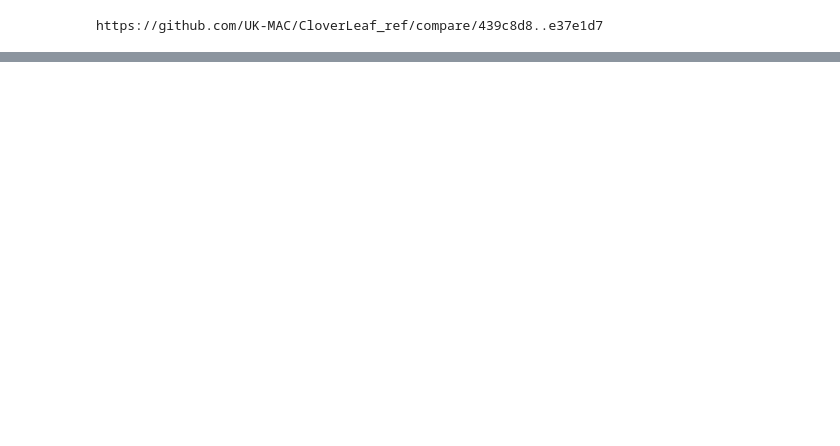
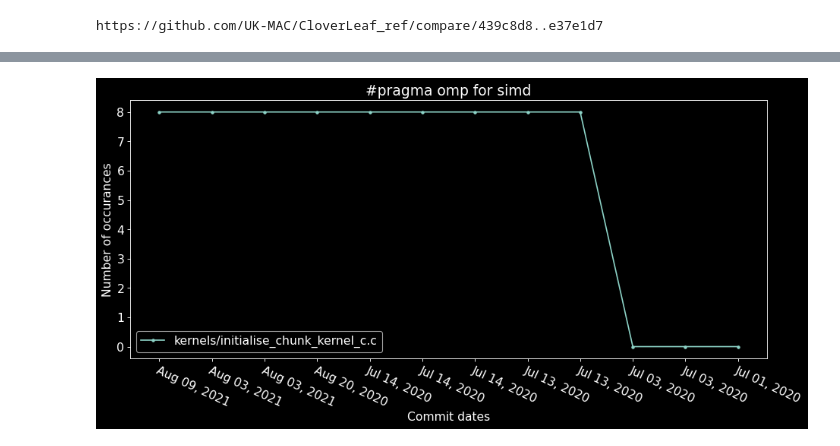
Before and after one commit to lanl/dsi, a Jupyter notebook: examples/cloverleaf/perf_hist_chart.ipynb, the cells around one changed output, grey strips where cells are left out. Drawn from its saved outputs; the diff is of its cells as text; code cells hidden in the pictures; blank space fills up the shorter version.

```diff
--- a/examples/cloverleaf/perf_hist_chart.ipynb
+++ b/examples/cloverleaf/perf_hist_chart.ipynb
@@ -117,0 +227,36 @@ https://github.com/UK-MAC/CloverLeaf_ref/compare/439c8d8..e37e1d7
+# %%
+import matplotlib.ticker as ticker
+import matplotlib.pyplot as plt
+from matplotlib.pyplot import figure
+%matplotlib inline
+plt.style.use('dark_background')
+def is_val_changed(c_list):
+    for indx, val in enumerate(c_list):
+        if indx > 0 and val - c_list[indx-1] != 0:
+            return True
+    return False
+
+tracked_var = "#pragma omp for simd"
+tracked_file = 'kernels/field_summary_kernel_c.c'
+f_dict = get_var_occurance_accross_files(tracked_var)
+f_list = get_var_occurance(tracked_var, tracked_file)
+figure(figsize=(12, 6), dpi=80)
+
+sh_hash = [substring[:7] for substring in df["git_hash"]]
+commit_dates = pd.to_datetime(df["git_committed_date"]).dt.strftime("%b %d, %Y")
+ignore_list = ["kernels/update_halo_kernel_c.c"]
+for files in f_dict:
+    if is_val_changed(f_dict[files]) and files not in ignore_list:
+        # print(f_dict[files])
+        plt.plot(sh_hash, f_dict[files], marker='.', zorder=2, label=files)
+plt.xticks(sh_hash, commit_dates, rotation=-25, ha="left", rotation_mode="anchor")
+# plt.xticklabels(commit_dates)
+plt.xlabel("Commit dates")
+plt.ylabel("Number of occurances")
+plt.legend(loc="lower left")
+plt.title(tracked_var)
+plt.rcParams.update({'font.size': 14})
+plt.tight_layout()
+plt.show()
+# %% [output]
+[figure, added]
```
Also changed, not shown: parts of 9 cells of this notebook, 3 other files.
